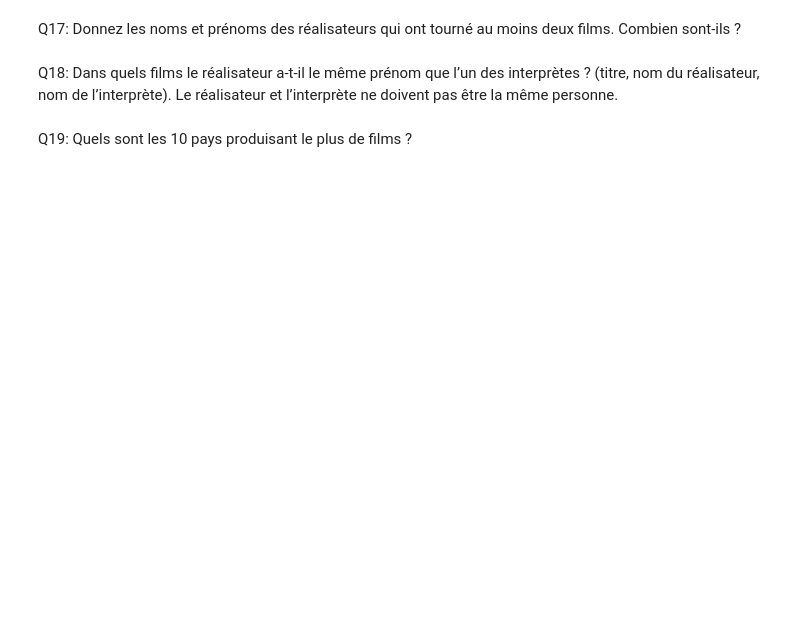
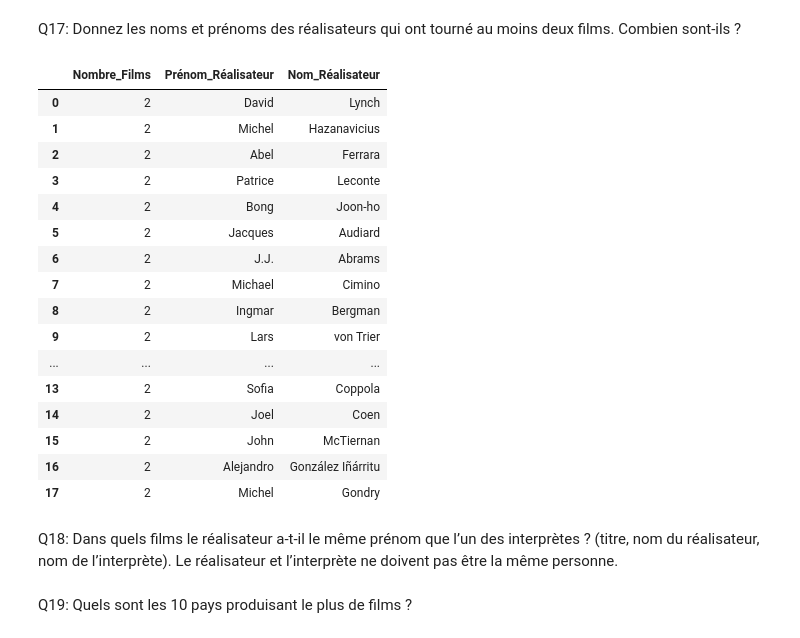
Before and after one commit to MaelleCoriou/Floupics_Movies_2, a Jupyter notebook: movies-3.ipynb, the cells around one changed output. Cells and saved outputs as stored; diff of their text form; code cells hidden in the pictures; blank space fills up the shorter version.

```diff
--- a/movies-3.ipynb
+++ b/movies-3.ipynb
@@ -139,4 +500,36 @@ Q16: Donnez les noms et prénoms des 10 réalisateurs les plus prolifiques, ains
 # %% [markdown]
 Q17: Donnez les noms et prénoms des réalisateurs qui ont tourné au moins deux films. Combien sont-ils ?
+# %%
+sql_query_17 = """
+    SELECT COUNT(DISTINCT movies.id) AS 'Nombre_Films', firstname AS 'Prénom_Réalisateur', lastname AS 'Nom_Réalisateur'
+    FROM movies
+    INNER JOIN artists
+        ON movies.directorId = artists.id
+    GROUP BY directorId
+    HAVING COUNT(DISTINCT movies.id) = 2
+    ORDER BY Nombre_Films DESC
+    ;
+"""
+
+results = pd.read_sql_query(sql_query_17, engine)
+results
+# %% [output]
+|  | Nombre_Films | Prénom_Réalisateur | Nom_Réalisateur |
+| 0 | 2 | David | Lynch |
+| 1 | 2 | Michel | Hazanavicius |
+| 2 | 2 | Abel | Ferrara |
+| 3 | 2 | Patrice | Leconte |
+| 4 | 2 | Bong | Joon-ho |
+| 5 | 2 | Jacques | Audiard |
+| 6 | 2 | J.J. | Abrams |
+| 7 | 2 | Michael | Cimino |
+| 8 | 2 | Ingmar | Bergman |
+| 9 | 2 | Lars | von Trier |
+| ... | ... | ... | ... |
+| 13 | 2 | Sofia | Coppola |
+| 14 | 2 | Joel | Coen |
+| 15 | 2 | John | McTiernan |
+| 16 | 2 | Alejandro | González Iñárritu |
+| 17 | 2 | Michel | Gondry |
 # %% [markdown]
 Q18: Dans quels films le réalisateur a-t-il le même prénom que l’un des interprètes ? (titre, nom du réalisateur, nom de l’interprète). Le réalisateur et l’interprète ne doivent pas être la même personne.
```
Also changed, not shown: parts of 24 cells of this notebook.
